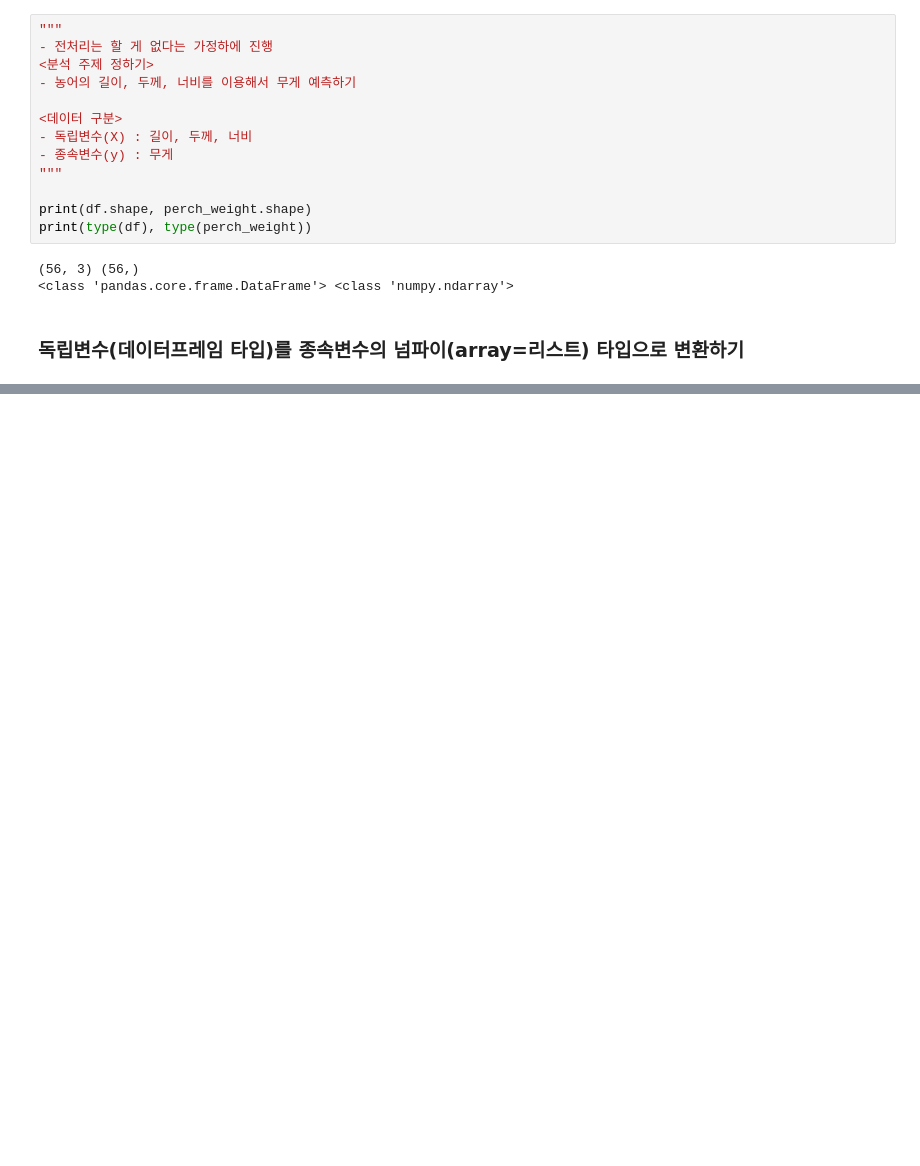
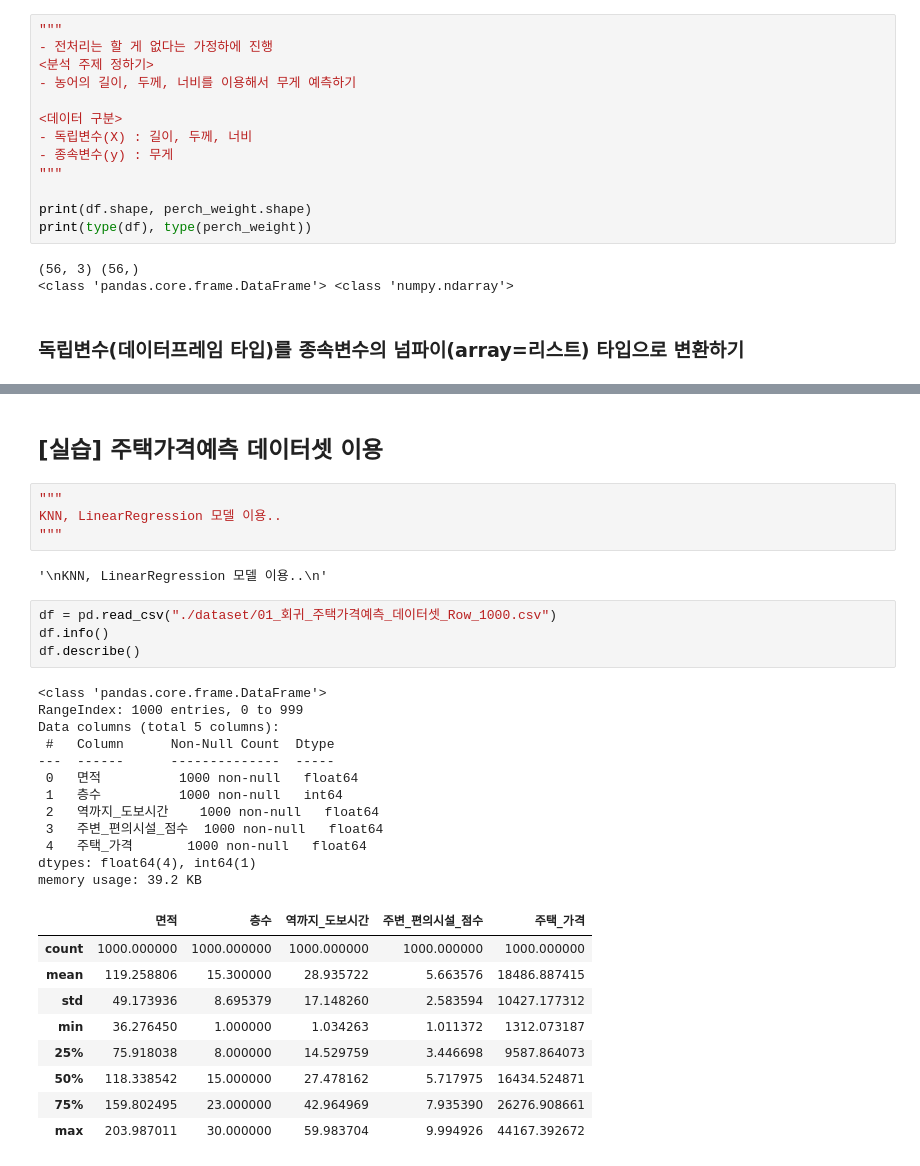
Before and after one commit to Trymind0419/01_Machine_Learning, a Jupyter notebook: 6day_Linear_Regression_Model/02_day_Linear_regression_model.ipynb, the cells around one changed output, grey strips where cells are left out. Cells and saved outputs as stored; diff of their text form; blank space fills up the shorter version.

```diff
--- a/6day_Linear_Regression_Model/02_day_Linear_regression_model.ipynb
+++ b/6day_Linear_Regression_Model/02_day_Linear_regression_model.ipynb
@@ -108,0 +172,34 @@ print(type(df), type(perch_weight))
+# %% [markdown]
+## [실습] 주택가격예측 데이터셋 이용
+# %%
+"""
+KNN, LinearRegression 모델 이용..
+"""
+# %% [output]
+'\nKNN, LinearRegression 모델 이용..\n'
+# %%
+df = pd.read_csv("./dataset/01_회귀_주택가격예측_데이터셋_Row_1000.csv")
+df.info()
+df.describe()
+# %% [output]
+<class 'pandas.core.frame.DataFrame'>
+RangeIndex: 1000 entries, 0 to 999
+Data columns (total 5 columns):
+ #   Column      Non-Null Count  Dtype
+---  ------      --------------  -----
+ 0   면적          1000 non-null   float64
+ 1   층수          1000 non-null   int64
+ 2   역까지_도보시간    1000 non-null   float64
+ 3   주변_편의시설_점수  1000 non-null   float64
+ 4   주택_가격       1000 non-null   float64
+dtypes: float64(4), int64(1)
+memory usage: 39.2 KB
+|  | 면적 | 층수 | 역까지_도보시간 | 주변_편의시설_점수 | 주택_가격 |
+| count | 1000.000000 | 1000.000000 | 1000.000000 | 1000.000000 | 1000.000000 |
+| mean | 119.258806 | 15.300000 | 28.935722 | 5.663576 | 18486.887415 |
+| std | 49.173936 | 8.695379 | 17.148260 | 2.583594 | 10427.177312 |
+| min | 36.276450 | 1.000000 | 1.034263 | 1.011372 | 1312.073187 |
+| 25% | 75.918038 | 8.000000 | 14.529759 | 3.446698 | 9587.864073 |
+| 50% | 118.338542 | 15.000000 | 27.478162 | 5.717975 | 16434.524871 |
+| 75% | 159.802495 | 23.000000 | 42.964969 | 7.935390 | 26276.908661 |
+| max | 203.987011 | 30.000000 | 59.983704 | 9.994926 | 44167.392672 |
```
Also changed, not shown: parts of 5 cells of this notebook, 12 other files.
